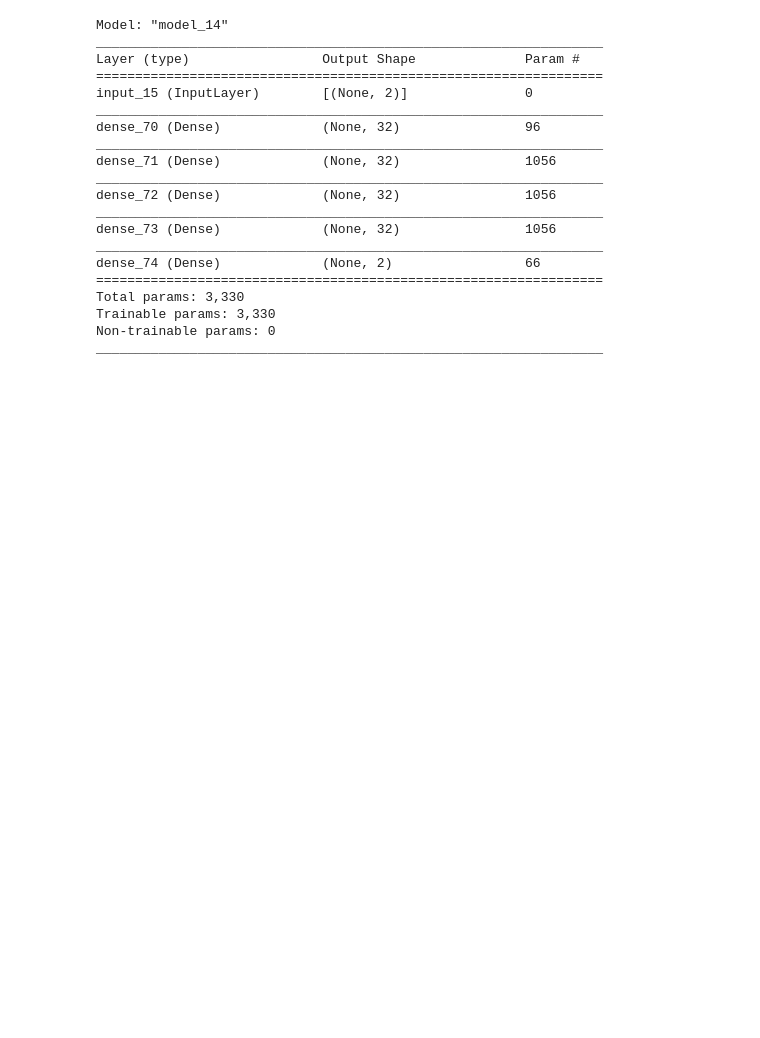
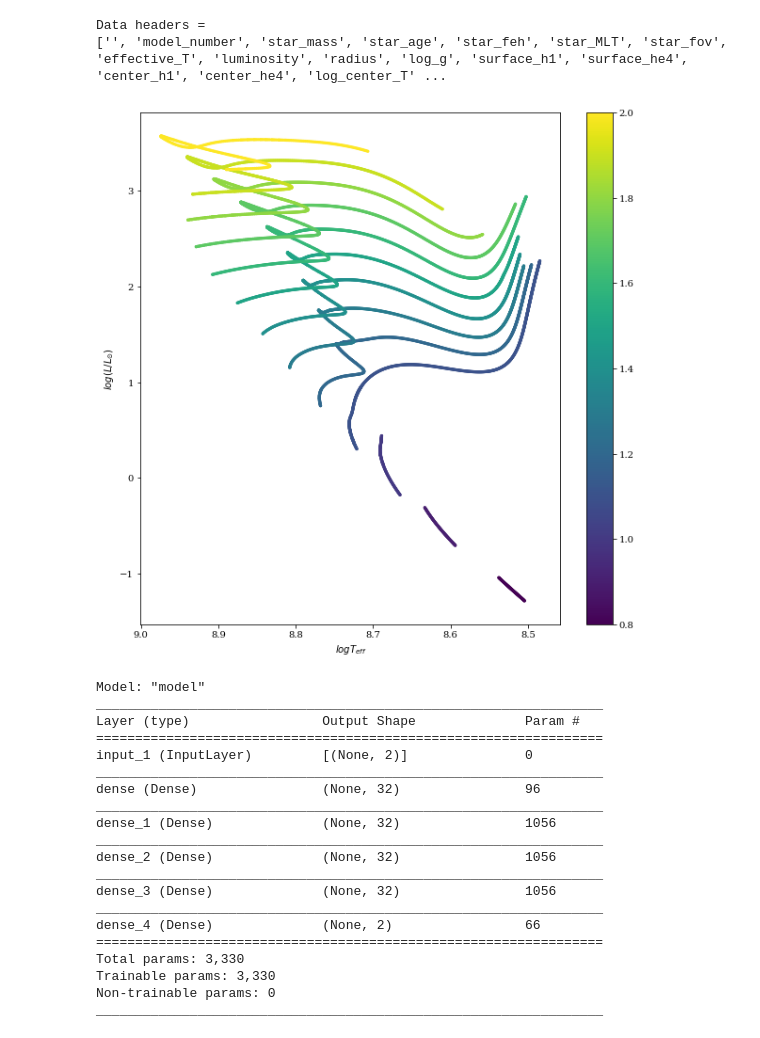
Before and after one commit to Harry-Westwood/Y4-Project-InterNeuralStellar, a Jupyter notebook: Hin's_files/grid01.ipynb, the cells around one changed output. Drawn from its saved outputs; the diff is of its cells as text; code cells hidden in the pictures; blank space fills up the shorter version.

Commit message:
Grid NN: grid01 now uses neuralStellar codes

```diff
--- a/Hin's_files/grid01.ipynb
+++ b/Hin's_files/grid01.ipynb
@@ -164,31 +5,40 @@ def plotHR(Teffm, Lm, Mm, Teffg, Lg, Mg, trial_no):
 # %%
+file='grid_0_0.csv'
+small_grid=neuralStellar(file)
+small_grid.buildIndex()
+small_grid.popIndex(['','star_mass','star_age','effective_T','luminosity'])
+small_grid.initialData(age_range=[1,8])
+small_grid.plotHR1('ranged')
 #main code bit
-x_in=fetchData(evo_tracks,['mass','age'])
-y_out=fetchData(evo_tracks,['L','Teff'])
-m1=buildModel(True,inout_shape=[len(x_in),len(y_out)],no_layers=4,no_nodes=32, reg=[l2,0.001])
-#m1=buildModel(False)
-compileModel(m1, 0.0001,'MAE',metrics=['MAE','MSE'])
-#hist=fitModel(m1, x_in, y_out, 10000, len(x_in[0]),'small_grid_model.h5', keep_log=False)
+x_in=small_grid.fetchData('evo',['mass','age'])
+y_out=small_grid.fetchData('evo',['L','Teff'])
+m1=NNModel('evo')
+m1.buildModel(True, inout_shape=[len(x_in),len(y_out)],no_layers=4,no_nodes=32, reg=['l2',0.01])
+#m1.buildModel(False, call_name='small_grid_model_test.h5')
+m1.compileModel(0.0001,'MAE',metrics=['MAE','MSE'])
 # %% [output]
-Model: "model_14"
-_________________________________________________________________
-Layer (type)                 Output Shape              Param #
-=================================================================
-input_15 (InputLayer)        [(None, 2)]               0
-_________________________________________________________________
-dense_70 (Dense)             (None, 32)                96
-_________________________________________________________________
-dense_71 (Dense)             (None, 32)                1056
-_________________________________________________________________
-dense_72 (Dense)             (None, 32)                1056
-_________________________________________________________________
-dense_73 (Dense)             (None, 32)                1056
-_________________________________________________________________
-dense_74 (Dense)             (None, 2)                 66
-=================================================================
-Total params: 3,330
-Trainable params: 3,330
-Non-trainable params: 0
-_________________________________________________________________
+Data headers =
+['', 'model_number', 'star_mass', 'star_age', 'star_feh', 'star_MLT', 'star_fov', 'effective_T', 'luminosity', 'radius', 'log_g', 'surface_h1', 'surface_he4', 'center_h1', 'center_he4', 'log_center_T' ...
+[figure, added]
+Model: "model"
+_________________________________________________________________
+Layer (type)                 Output Shape              Param #
+=================================================================
+input_1 (InputLayer)         [(None, 2)]               0
+_________________________________________________________________
+dense (Dense)                (None, 32)                96
+_________________________________________________________________
+dense_1 (Dense)              (None, 32)                1056
+_________________________________________________________________
+dense_2 (Dense)              (None, 32)                1056
+_________________________________________________________________
+dense_3 (Dense)              (None, 32)                1056
+_________________________________________________________________
+dense_4 (Dense)              (None, 2)                 66
+=================================================================
+Total params: 3,330
+Trainable params: 3,330
+Non-trainable params: 0
+_________________________________________________________________
 # %%
 #temporary fitting code
```
Also changed, not shown: parts of 9 cells of this notebook.
